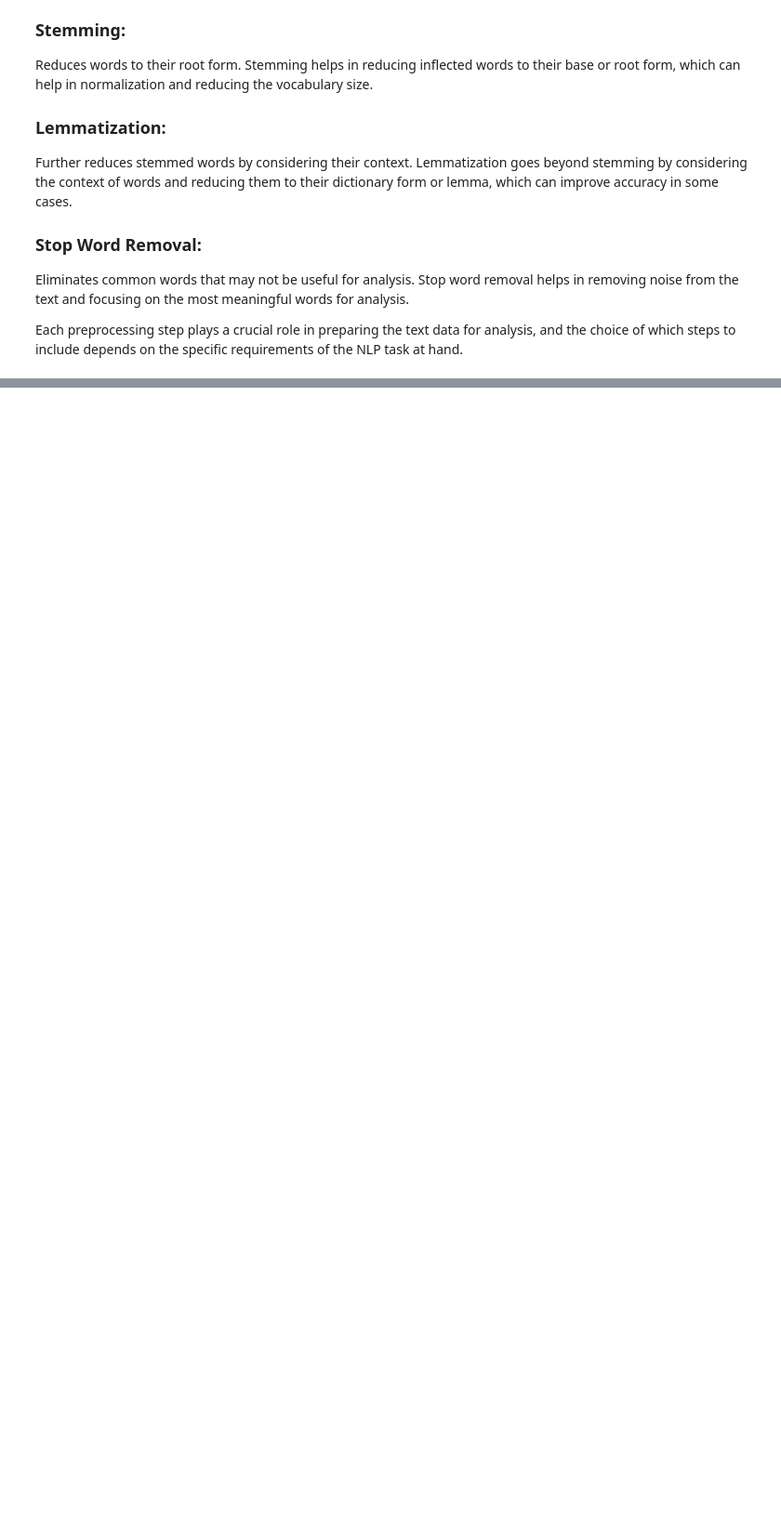
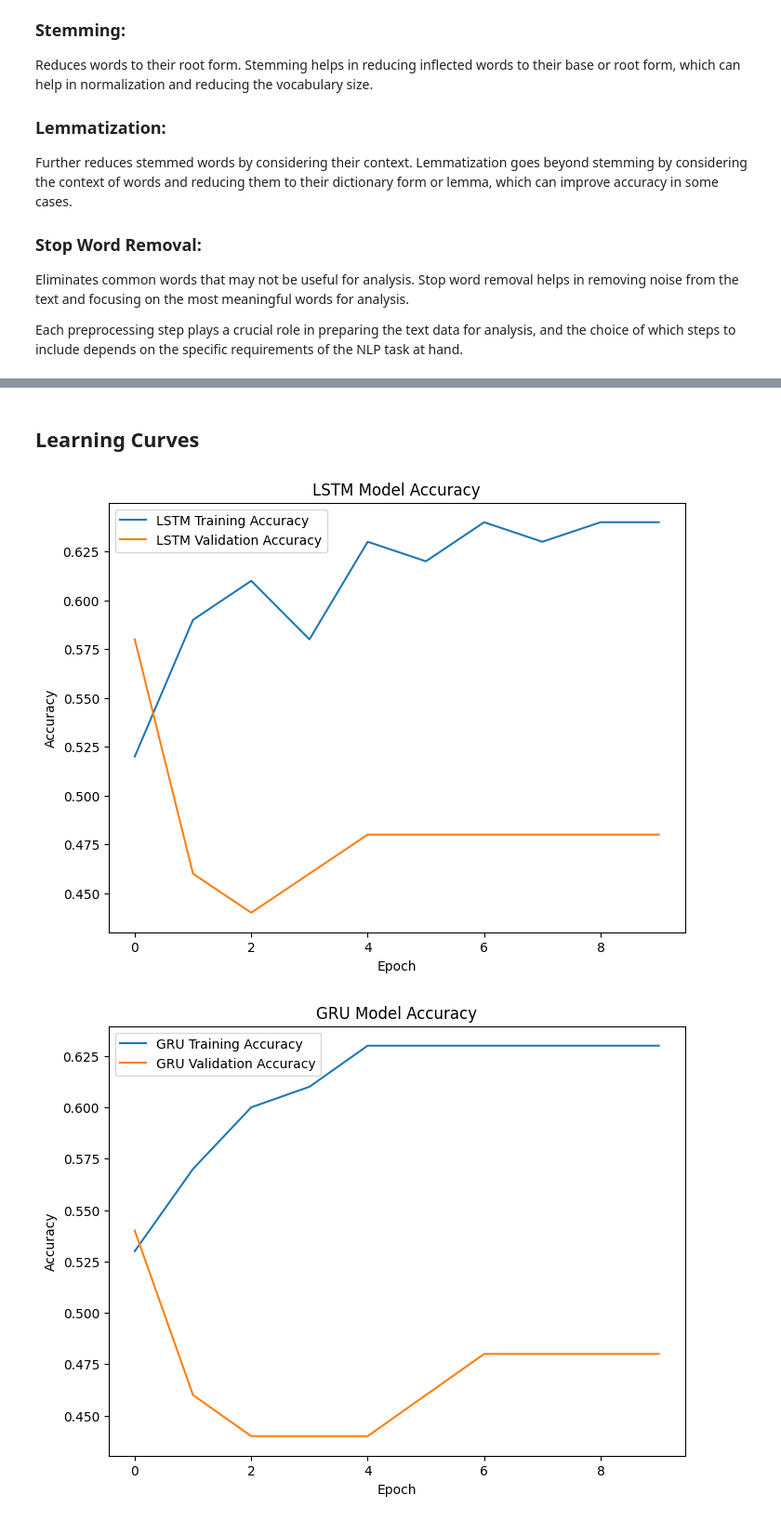
Before and after one commit to ABDULLAHAZHERCH/Xavor-Internship, a Jupyter notebook: Assignment 2/Assignment2.ipynb, the cells around one changed output, grey strips where cells are left out. Shown: that part at 93% size. Drawn from its saved outputs; the diff is of its cells as text; code cells hidden in the pictures; blank space fills up the shorter version.

```diff
--- a/Assignment 2/Assignment2.ipynb
+++ b/Assignment 2/Assignment2.ipynb
@@ -126,0 +455,25 @@ Each preprocessing step plays a crucial role in preparing the text data for anal
+# %% [markdown]
+## Learning Curves
+# %%
+# Plot Learning Curves for LSTM Model
+plt.figure(figsize=(8, 6))
+plt.plot(lstm_model.history.history['accuracy'], label='LSTM Training Accuracy')
+plt.plot(lstm_model.history.history['val_accuracy'], label='LSTM Validation Accuracy')
+plt.xlabel('Epoch')
+plt.ylabel('Accuracy')
+plt.title('LSTM Model Accuracy')
+plt.legend()
+plt.show()
+
+# Plot Learning Curves for GRU Model
+plt.figure(figsize=(8, 6))
+plt.plot(gru_model.history.history['accuracy'], label='GRU Training Accuracy')
+plt.plot(gru_model.history.history['val_accuracy'], label='GRU Validation Accuracy')
+plt.xlabel('Epoch')
+plt.ylabel('Accuracy')
+plt.title('GRU Model Accuracy')
+plt.legend()
+plt.show()
+# %% [output]
+[figure, added]
+[figure, added]
```
Also changed, not shown: parts of 61 cells of this notebook, 3 other files.
